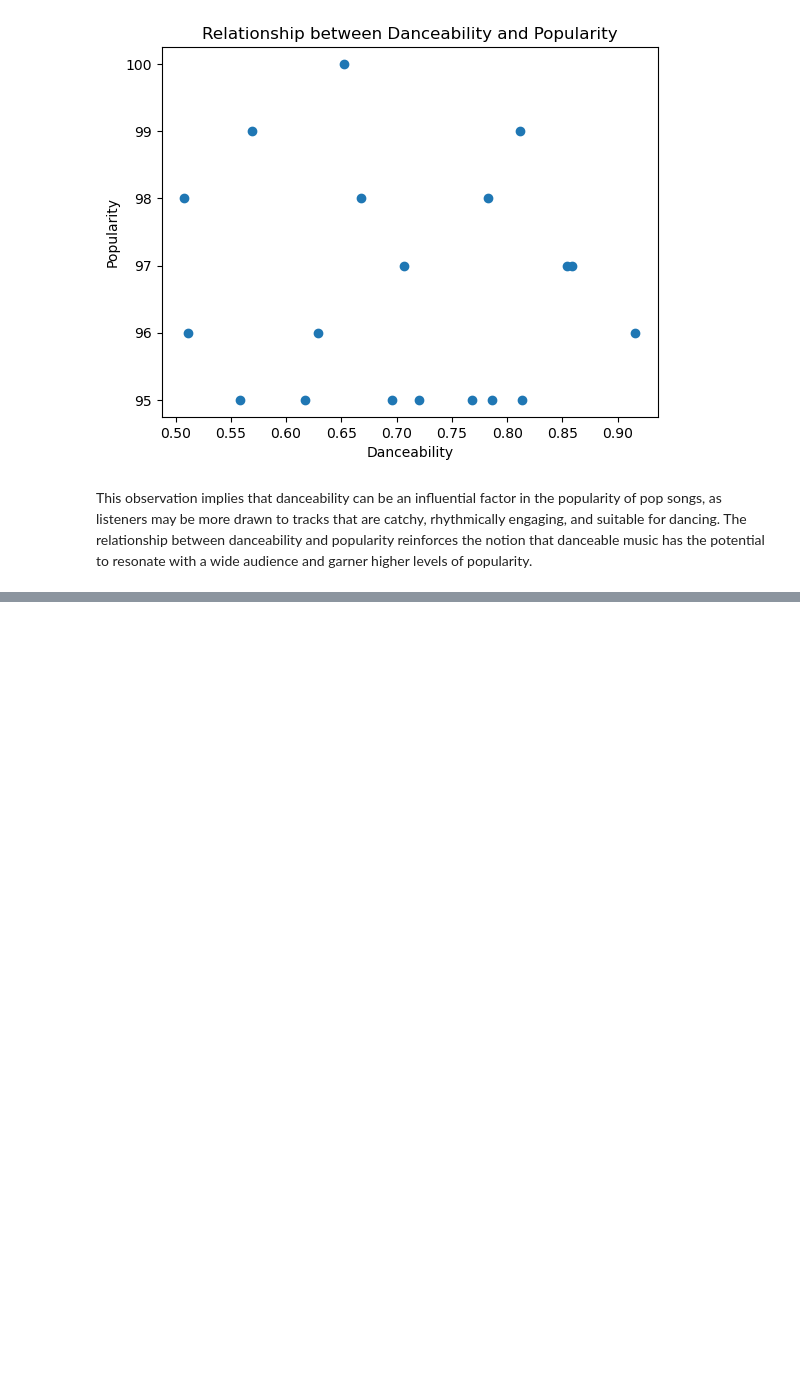
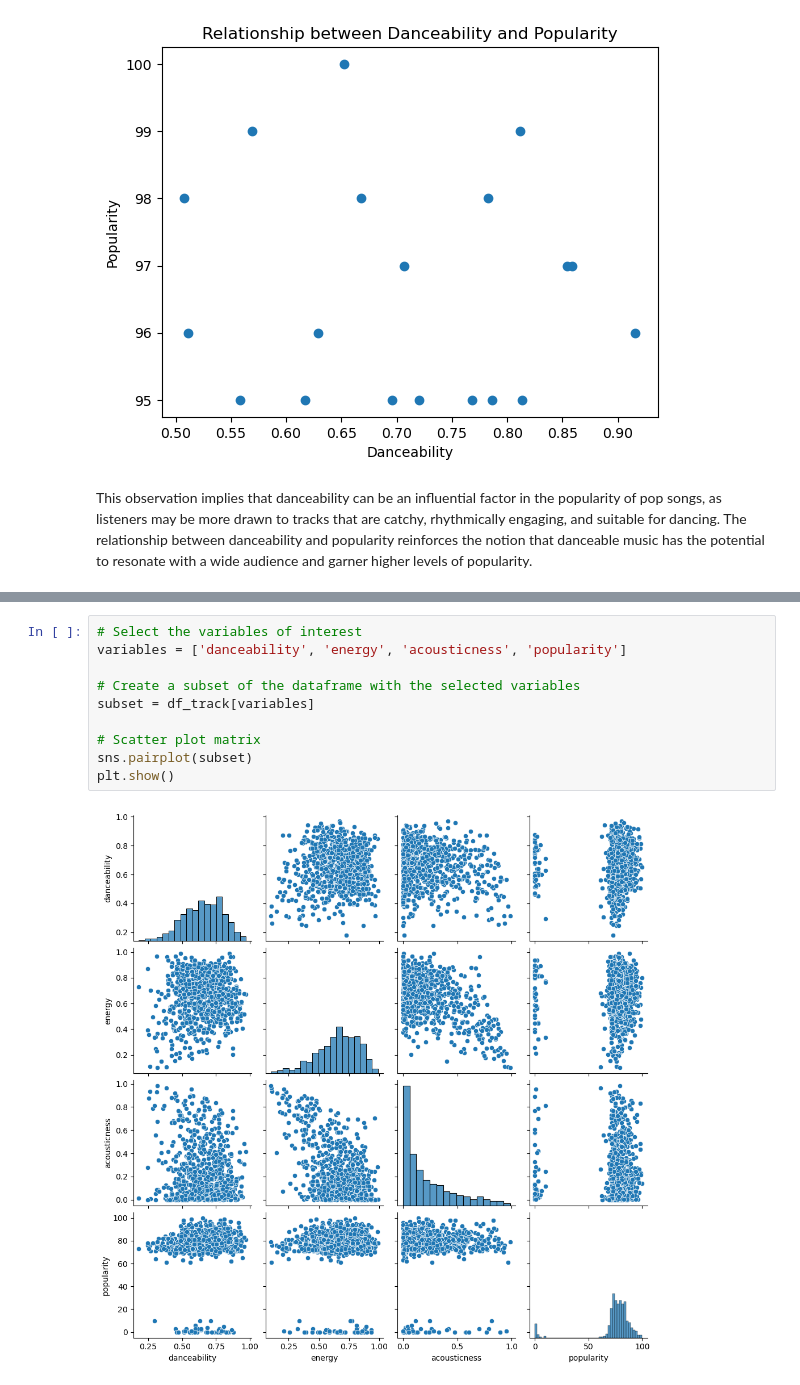
Before and after one commit to aishtomer/Spotifind, a Jupyter notebook: Exploratory Data Analysis of Music Trends on Spotify - Jupyter Notebook.ipynb, the cells around one changed output, grey strips where cells are left out. Saved outputs shown, nothing was run; the diff lists cells and outputs as text; blank space fills up the shorter version.

Commit message:
Examine relationships between sudio features using scatter plots.

```diff
--- a/Exploratory Data Analysis of Music Trends on Spotify - Jupyter Notebook.ipynb
+++ b/Exploratory Data Analysis of Music Trends on Spotify - Jupyter Notebook.ipynb
@@ -748,0 +755,12 @@ This observation implies that danceability can be an influential factor in the p
+# %%
+# Select the variables of interest
+variables = ['danceability', 'energy', 'acousticness', 'popularity']
+
+# Create a subset of the dataframe with the selected variables
+subset = df_track[variables]
+
+# Scatter plot matrix
+sns.pairplot(subset)
+plt.show()
+# %% [output]
+[figure, added]
```
Also changed, not shown: parts of 2 cells of this notebook.
